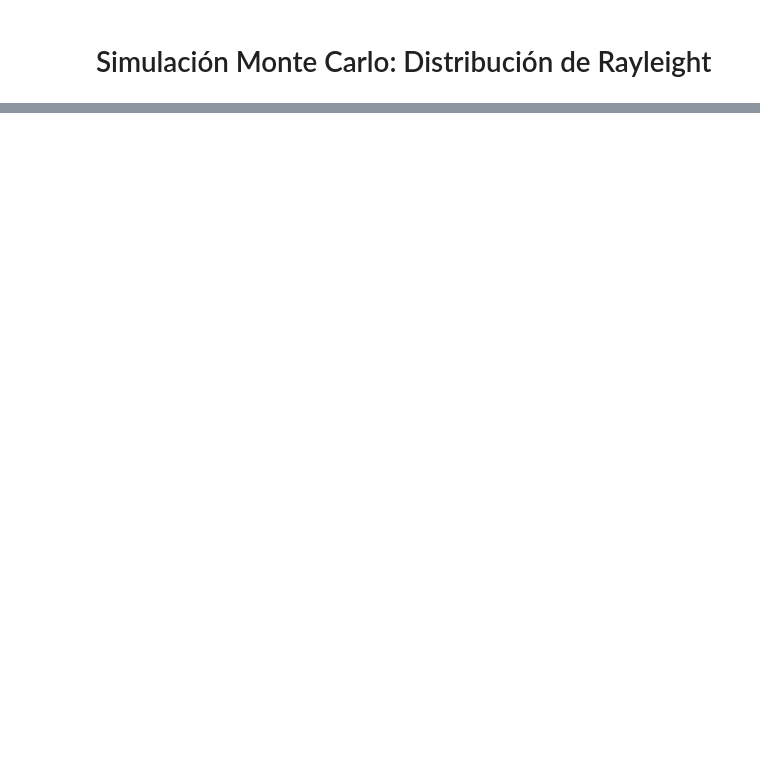
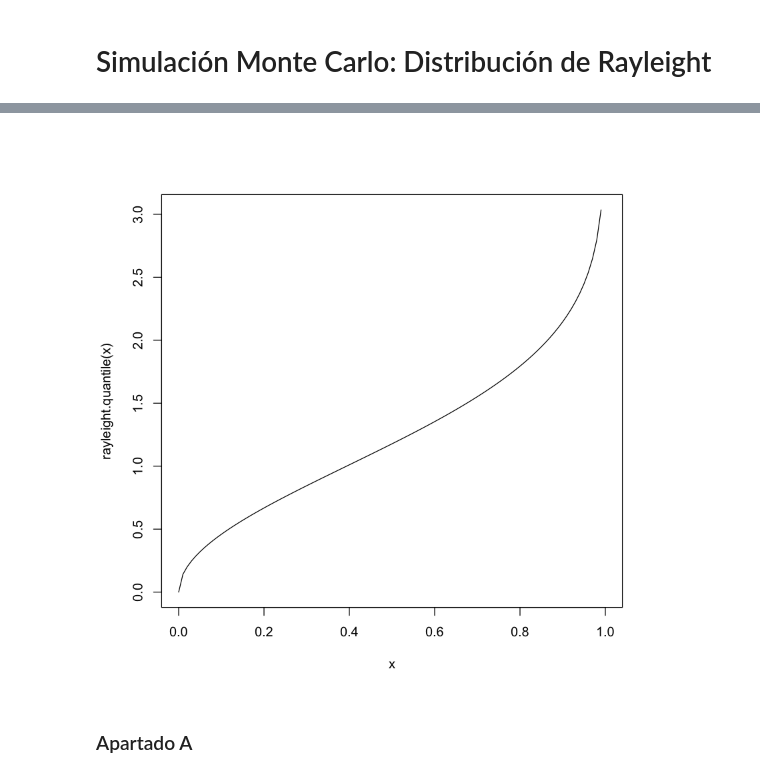
Before and after one commit to garciparedes/monte-carlo-simulation-rayleigh-distribution, a Jupyter notebook: monte-carlo-simulation-of-rayleigh-distribution.ipynb, the cells around one changed output, grey strips where cells are left out. Saved outputs shown, nothing was run; the diff lists cells and outputs as text; code cells hidden in the pictures; blank space fills up the shorter version.

```diff
--- a/monte-carlo-simulation-of-rayleigh-distribution.ipynb
+++ b/monte-carlo-simulation-of-rayleigh-distribution.ipynb
@@ -26,0 +67,10 @@ Realizar un experimento de simulación Montecarlo para tener una aproximación r
+# %%
+rayleight.quantile <- function(x, sigma = 1) {
+    sigma * sqrt(- 2 * log(1 - x))
+}
+# %%
+curve(rayleight.quantile(x), from = 0.00, to = 1)
+# %% [output]
+[figure, added]
+# %% [markdown]
+### Apartado A
```
Also changed, not shown: parts of 38 cells of this notebook.
